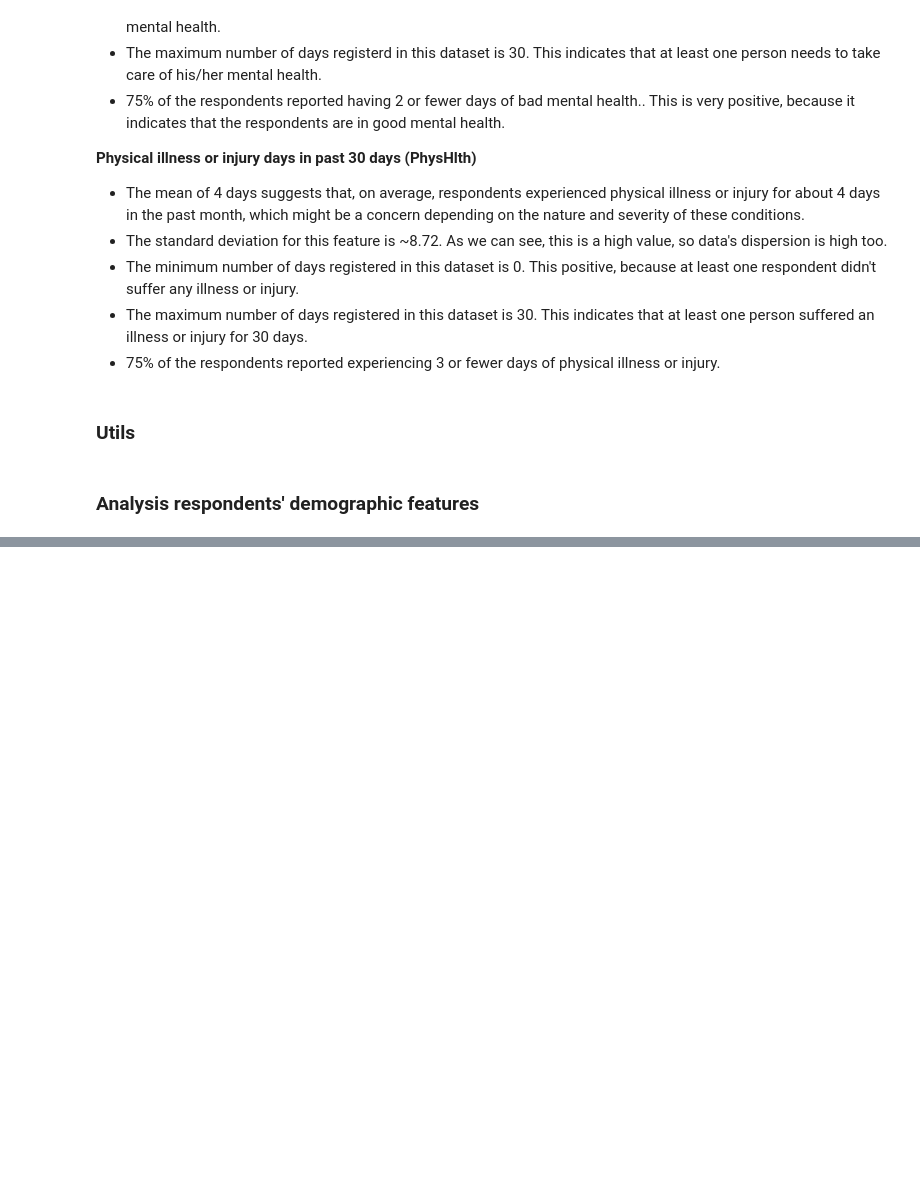
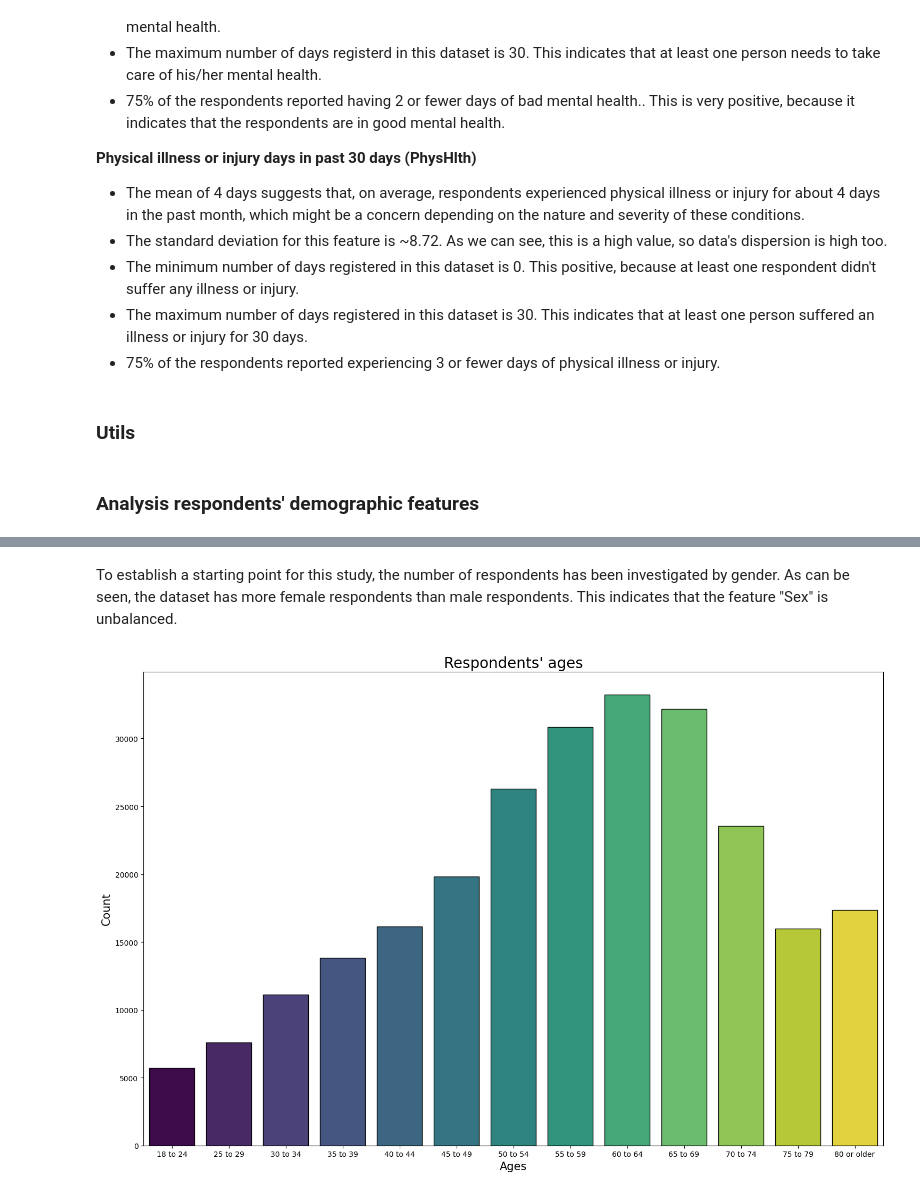
Before and after one commit to jeremias-mena/medpredictor-ML, a Jupyter notebook: medpredictor/notebooks/03-exploratory-data-analysis.ipynb, the cells around one changed output, grey strips where cells are left out. Cells and saved outputs as stored; diff of their text form; code cells hidden in the pictures; blank space fills up the shorter version.

```diff
--- a/medpredictor/notebooks/03-exploratory-data-analysis.ipynb
+++ b/medpredictor/notebooks/03-exploratory-data-analysis.ipynb
@@ -79,0 +99,29 @@ From this numeric features we can get this insights:
+# %% [markdown]
+To establish a starting point for this study, the number of respondents has been investigated by gender. As can be seen, the dataset has more female respondents than male respondents. This indicates that the feature "Sex" is unbalanced.
+# %%
+age_order = ['18 to 24','25 to 29', '30 to 34', '35 to 39',
+                '40 to 44', '45 to 49', '50 to 54', '55 to 59',
+                '60 to 64', '65 to 69', '70 to 74', '75 to 79', '80 or older']
+
+values_age = df['Age'].value_counts().reset_index()
+values_age.columns = ['Ages', 'Count']
+values_age['Ages'] = pd.Categorical(values_age['Ages'], categories=age_order, ordered=True)
+values_age = values_age.sort_values('Ages')
+
+title = "Respondents' ages"
+x_label = "Ages"
+y_label = "Count"
+
+cmap = plt.get_cmap('viridis', len(age_order))
+hex_colors = [mcolors.to_hex(cmap(i)) for i in range(len(age_order))]
+dict_colors = dict(zip(age_order, hex_colors))
+colors = list(dict_colors.values())
+
+graph_age = Graph(graph_title=title,
+                  xlabel_name=x_label,
+                  ylabel_name=y_label,
+                  colors=colors)
+
+graph_age.bar_plot_sns(x='Ages', y='Count', hue='Ages', data=values_age)
+# %% [output]
+[figure, added]
```
Also changed, not shown: parts of 13 cells of this notebook.
